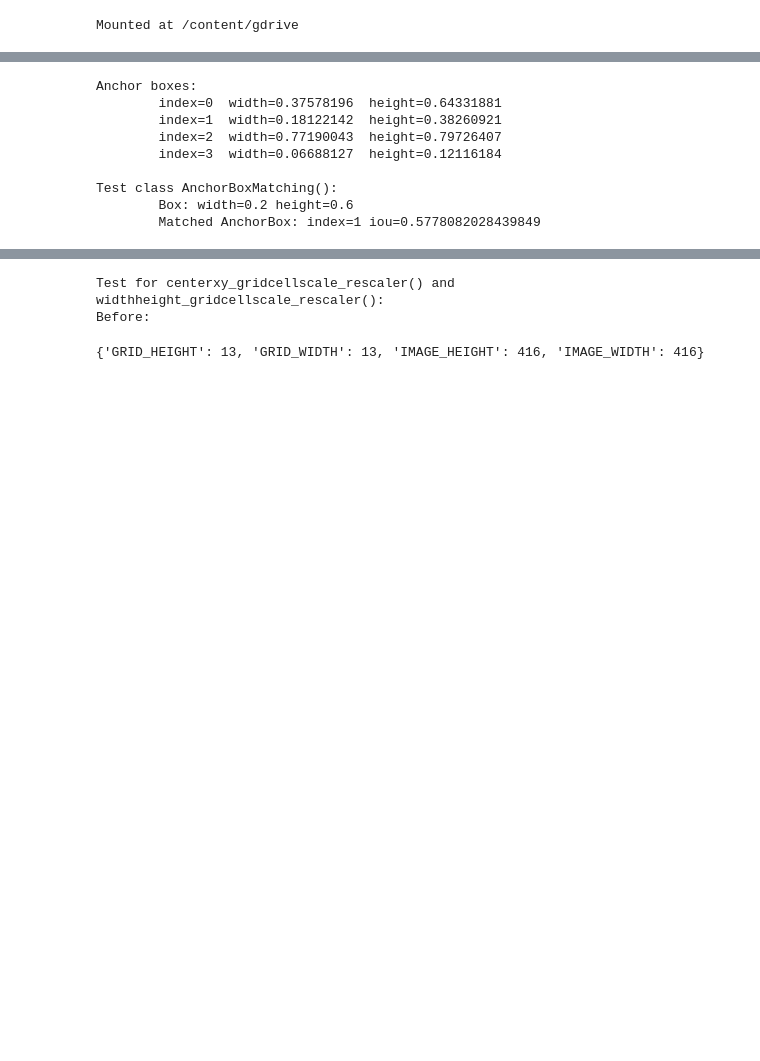
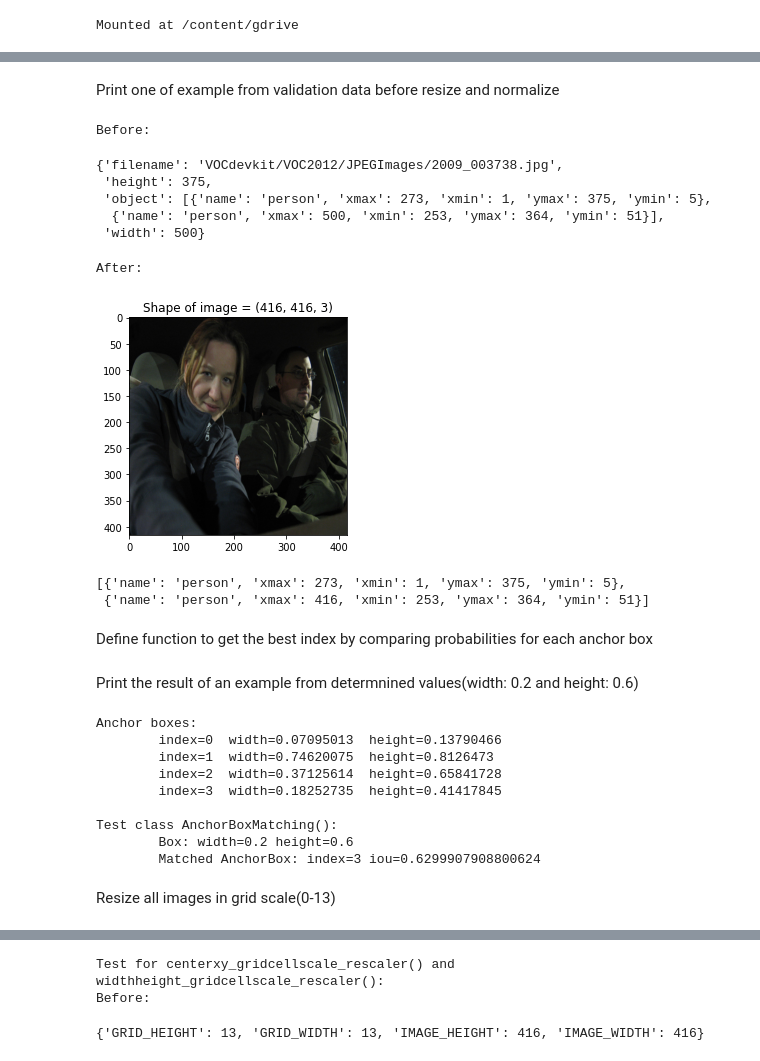
Before and after one commit to panjiarlins/smart-security-camera-project, a Jupyter notebook: ML Team/train.ipynb, the cells around one changed output, grey strips where cells are left out. Cells and saved outputs as stored; diff of their text form; code cells hidden in the pictures; blank space fills up the shorter version.

```diff
--- a/ML Team/train.ipynb
+++ b/ML Team/train.ipynb
@@ -189,3 +229,30 @@ After:
+# %% [markdown]
+Print one of example from validation data before resize and normalize
+# %%
+# VALIDATION
+print('Before:')
+display(validation_images_dict[5])
+
+print('\nAfter:')
+readImage = ReadImage(IMAGE_HEIGHT, IMAGE_WIDTH)
+image, objects_dict = readImage.fit(validation_images_dict[5])
+plt.imshow(image)
+plt.title(f'Shape of image = {image.shape}')
+plt.show()
+display(objects_dict)
+# %% [output]
+Before:
+{'filename': 'VOCdevkit/VOC2012/JPEGImages/2009_003738.jpg',
+ 'height': 375,
+ 'object': [{'name': 'person', 'xmax': 273, 'xmin': 1, 'ymax': 375, 'ymin': 5},
+  {'name': 'person', 'xmax': 500, 'xmin': 253, 'ymax': 364, 'ymin': 51}],
+ 'width': 500}
+After:
+[figure, added]
+[{'name': 'person', 'xmax': 273, 'xmin': 1, 'ymax': 375, 'ymin': 5},
+ {'name': 'person', 'xmax': 416, 'xmin': 253, 'ymax': 364, 'ymin': 51}]
+# %% [markdown]
+Define function to get the best index by comparing probabilities for each anchor box
 # %%
 class BoundingBox:
   def __init__(self, x_min, y_min, x_max, y_max, confidence=None, labels_probability=None):
@@ -243,12 +310,10 @@ class AnchorBoxMatching:
       if max_iou < iou: matched_anchor, max_iou = anchor_index, iou
 
     return matched_anchor, max_iou
+# %% [markdown]
+Print the result of an example from determnined values(width: 0.2 and height: 0.6)
 # %%
-ANCHOR_BOXES = np.array([0.37578196, 0.64331881,
-                         0.18122142, 0.38260921,
-                         0.77190043, 0.79726407,
-                         0.06688127, 0.12116184])
-
+# TEST
 print('Anchor boxes:')
 index = 0
 for i in range(0, len(ANCHOR_BOXES), 2):
@@ -263,14 +328,16 @@ print(f'\tBox: width={box_test_width} height={box_test_height}')
 print(f'\tMatched AnchorBox: index={box_test_matched_anchor} iou={box_test_iou}')
 # %% [output]
 Anchor boxes:
-        index=0  width=0.37578196  height=0.64331881
-        index=1  width=0.18122142  height=0.38260921
-        index=2  width=0.77190043  height=0.79726407
-        index=3  width=0.06688127  height=0.12116184
+        index=0  width=0.07095013  height=0.13790466
+        index=1  width=0.74620075  height=0.8126473
+        index=2  width=0.37125614  height=0.65841728
+        index=3  width=0.18252735  height=0.41417845
 
 Test class AnchorBoxMatching():
         Box: width=0.2 height=0.6
-        Matched AnchorBox: index=1 iou=0.5778082028439849
+        Matched AnchorBox: index=3 iou=0.6299907908800624
+# %% [markdown]
+Resize all images in grid scale(0-13)
 # %%
 def centerxy_gridcellscale_rescaler(object_configuration, image_configuration):
   centerx = (object_configuration['xmin'] + object_configuration['xmax']) / 2.
```
Also changed, not shown: parts of 41 cells of this notebook.
